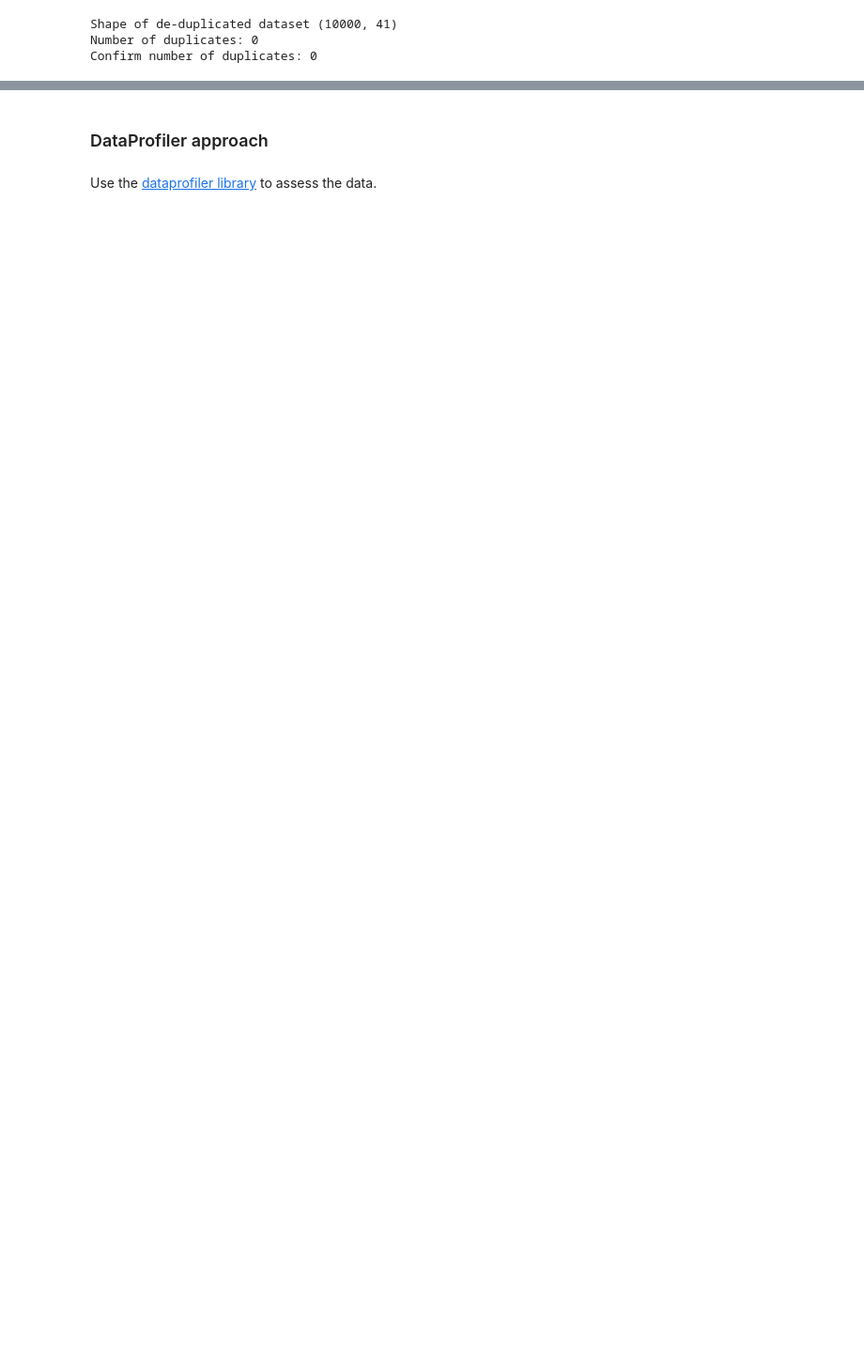
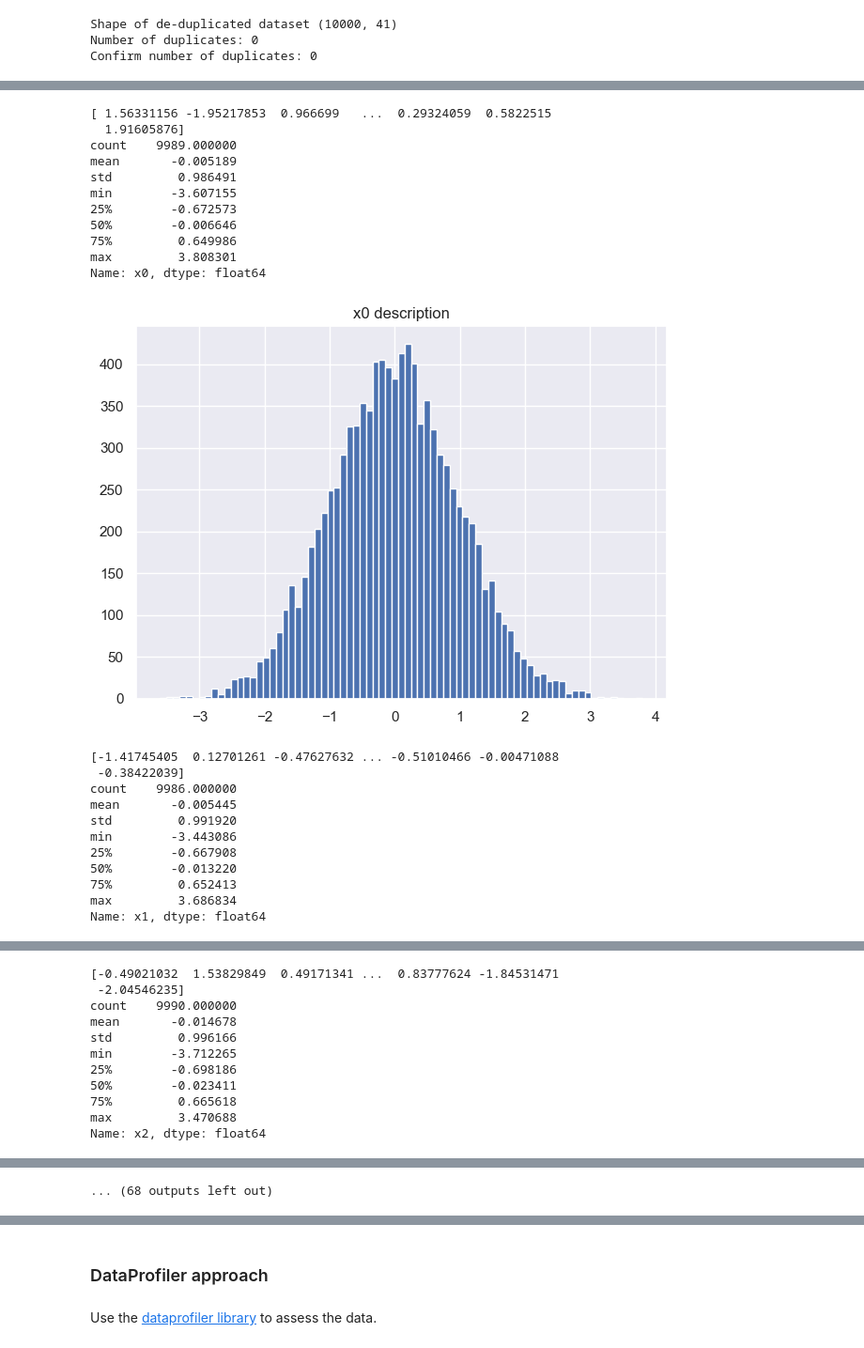
Before and after one commit to dalvarez83/fraud-detection-test-case, a Jupyter notebook: notebooks/ExploratoryDataAnalysis.ipynb, the cells around one changed output, grey strips where cells are left out. Shown at 94% size. Cells and saved outputs as stored; diff of their text form; code cells hidden in the pictures; blank space fills up the shorter version.

```diff
--- a/notebooks/ExploratoryDataAnalysis.ipynb
+++ b/notebooks/ExploratoryDataAnalysis.ipynb
@@ -198,0 +262,22 @@ Percentage of duplicates:  1.0000
+# %%
+# create list of float variables
+float_vars = list()
+for x in df.columns:
+    if df[x].dtypes == 'float64':
+        float_vars.append(x)
+
+# create list of int variables
+int_vars = list()
+for x in df.columns:
+    if df[x].dtypes == 'int':
+        int_vars.append(x)
+
+# create list of string variables
+string_vars = list()
+for x in df.columns:
+    if df[x].dtypes == 'str':
+        string_vars.append(x)
+
+print(float_vars)
+print(int_vars)
+print(string_vars)
@@ -198,0 +320,27 @@ Percentage of duplicates:  1.0000
+# %%
+for var in float_vars:
+    summarystats(data=df, var=var, titleplot=f'{var} description', n_bins=75)
+# %% [output]
+[ 1.56331156 -1.95217853  0.966699   ...  0.29324059  0.5822515
+  1.91605876]
+count    9989.000000
+mean       -0.005189
+std         0.986491
+min        -3.607155
+25%        -0.672573
+50%        -0.006646
+75%         0.649986
+max         3.808301
+Name: x0, dtype: float64
+[figure, added]
+[-1.41745405  0.12701261 -0.47627632 ... -0.51010466 -0.00471088
+ -0.38422039]
+count    9986.000000
+mean       -0.005445
+std         0.991920
+min        -3.443086
+25%        -0.667908
+50%        -0.013220
+75%         0.652413
+max         3.686834
+Name: x1, dtype: float64
@@ -198,0 +348,11 @@ Percentage of duplicates:  1.0000
+[-0.49021032  1.53829849  0.49171341 ...  0.83777624 -1.84531471
+ -2.04546235]
+count    9990.000000
+mean       -0.014678
+std         0.996166
+min        -3.712265
+25%        -0.698186
+50%        -0.023411
+75%         0.665618
+max         3.470688
+Name: x2, dtype: float64
@@ -198,0 +396 @@ Percentage of duplicates:  1.0000
+... (68 outputs left out)
```
Also changed, not shown: parts of 22 cells of this notebook.
